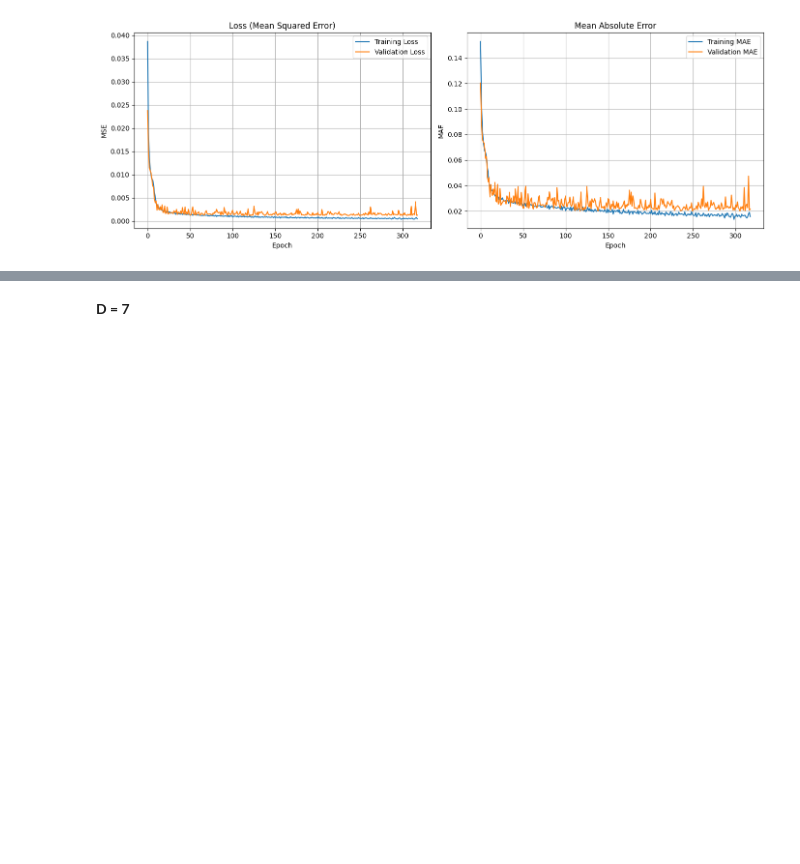
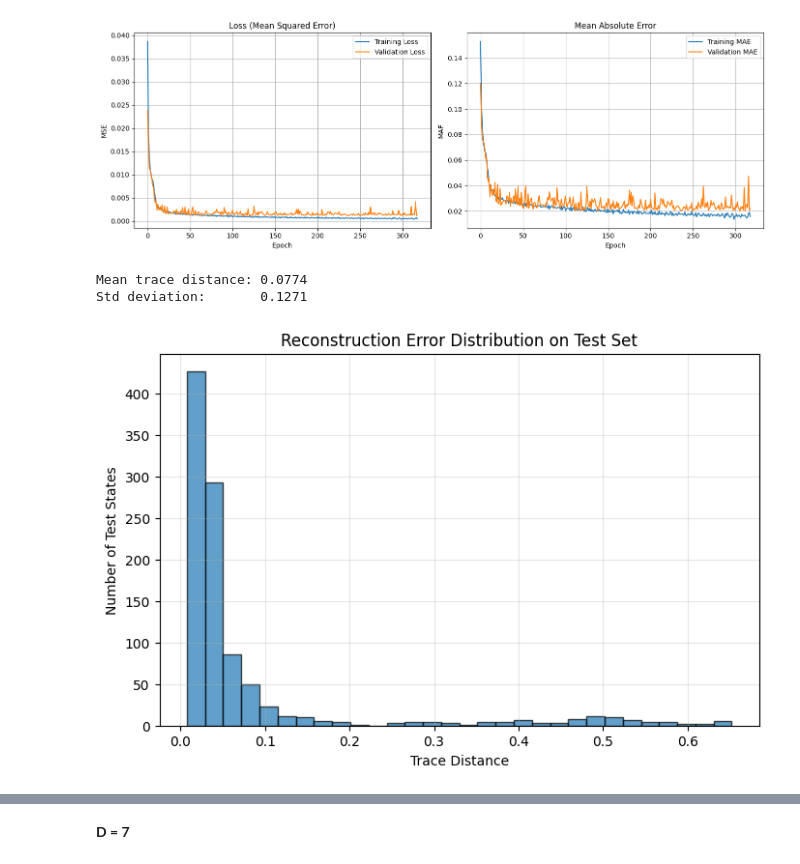
Before and after one commit to isithadinujaya/Quantum-Tomogrophy-Using-ML, a Jupyter notebook: gamma-adversarial-attacked-qst-neural-network.ipynb, the cells around one changed output, grey strips where cells are left out. Cells and saved outputs as stored; diff of their text form; code cells hidden in the pictures; blank space fills up the shorter version.

```diff
--- a/gamma-adversarial-attacked-qst-neural-network.ipynb
+++ b/gamma-adversarial-attacked-qst-neural-network.ipynb
@@ -239,3 +239,72 @@ plt.show()
 # %% [output]
 Metrics recorded: dict_keys(['loss', 'mae', 'val_loss', 'val_mae'])
 [figure]
+# %%
+import numpy as np
+
+def cholesky_to_dm(vec, d):
+    """
+    Convert a Cholesky vector of length d^2 to a density matrix.
+
+    Args:
+        vec: 1D numpy array of length d^2, in the order:
+             - d real diagonal entries
+             - for each i>j: real part, imaginary part
+        d: dimension of the Hilbert space
+
+    Returns:
+        rho: d x d complex numpy array, normalized to trace 1.
+    """
+    # Build lower-triangular matrix T
+    T = np.zeros((d, d), dtype=complex)
+    idx = 0
+
+    # Diagonals (real)
+    for i in range(d):
+        T[i, i] = vec[idx]
+        idx += 1
+
+    # Off-diagonals i>j: real then imaginary
+    for i in range(d):
+        for j in range(i):
+            real = vec[idx]
+            imag = vec[idx + 1]
+            T[i, j] = real + 1j * imag
+            idx += 2
+
+    # Construct rho = T^\dagger T
+    rho = T.conj().T @ T
+
+    # Normalize to trace 1 (important if T was not exactly normalized)
+    rho = rho / np.trace(rho)
+
+    return rho
+
+def trace_distance(rho, sigma):
+    """Compute trace distance between two density matrices."""
+    diff = rho - sigma
+    # Nuclear norm = sum of singular values
+    return 0.5 * np.linalg.norm(diff, ord='nuc')
+
+
+trace_distances = []
+for true_vec, pred_vec in zip(Y_test, Y_pred):
+    rho_true = cholesky_to_dm(true_vec, d)
+    rho_pred = cholesky_to_dm(pred_vec, d)
+    trace_distances.append(trace_distance(rho_true, rho_pred))
+
+print(f"Mean trace distance: {np.mean(trace_distances):.4f}")
+print(f"Std deviation:       {np.std(trace_distances):.4f}")
+
+
+plt.figure(figsize=(8,5))
+plt.hist(trace_distances, bins=30, edgecolor='black', alpha=0.7)
+plt.xlabel('Trace Distance')
+plt.ylabel('Number of Test States')
+plt.title('Reconstruction Error Distribution on Test Set')
+plt.grid(True, alpha=0.3)
+plt.show()
+# %% [output]
+Mean trace distance: 0.0774
+Std deviation:       0.1271
+[figure, added]
```
Also changed, not shown: parts of 2 cells of this notebook.
